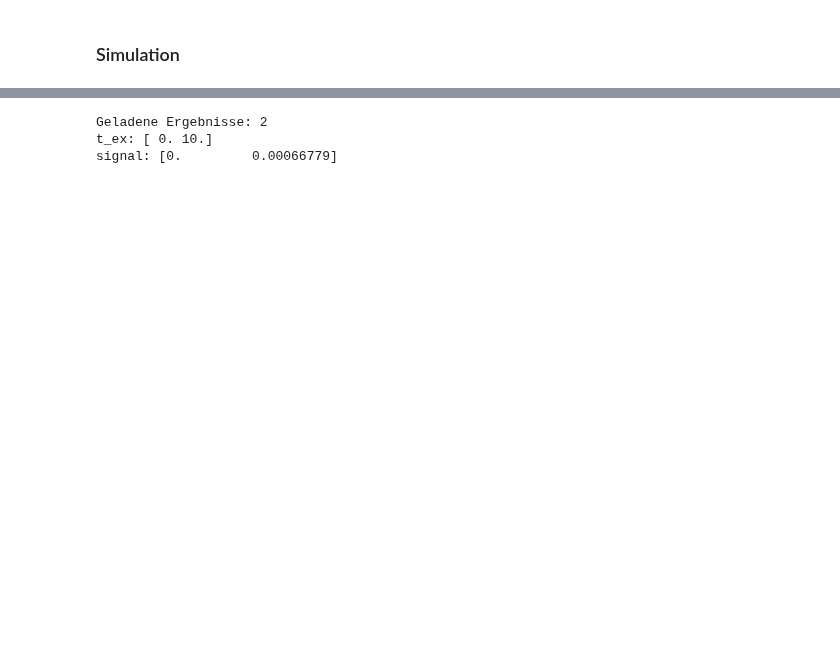
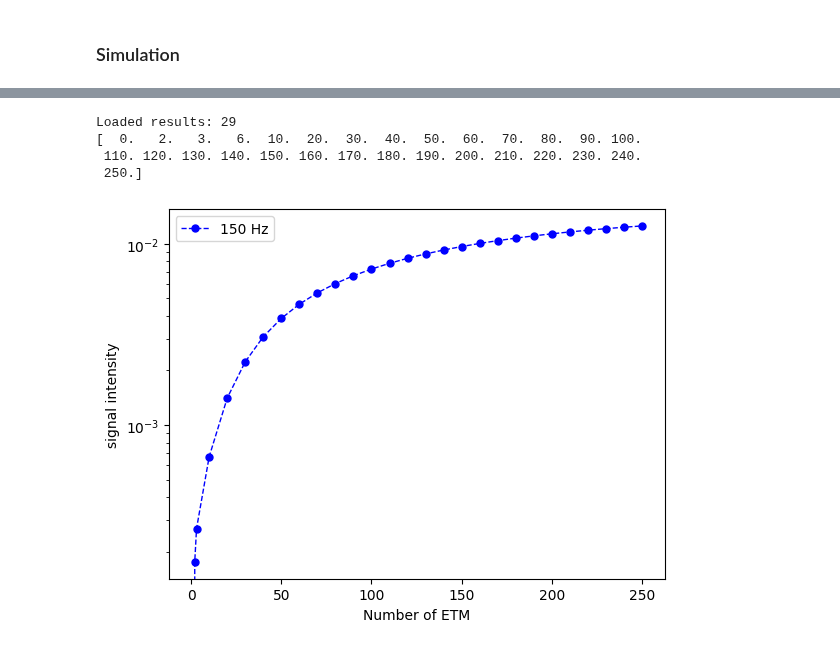
Before and after one commit to dantona02/optim, a Jupyter notebook: ETM_variation.ipynb, the cells around one changed output, grey strips where cells are left out. Drawn from its saved outputs; the diff is of its cells as text; code cells hidden in the pictures; blank space fills up the shorter version.

```diff
--- a/ETM_variation.ipynb
+++ b/ETM_variation.ipynb
@@ -75,26 +84,38 @@ ax.legend()
 # %%
 import numpy as np
 
-# Datei laden
 try:
-    results = np.load("results.npy", allow_pickle=True).tolist()
-    print(f"Geladene Ergebnisse: {len(results)}")
+    results = np.load("results/results.npy", allow_pickle=True).tolist()
+    print(f"Loaded results: {len(results)}")
 except FileNotFoundError:
-    print("Datei 'results.npy' nicht gefunden.")
+    print("File 'results.npy' not found.")
     results = []
 
-# Ergebnisse prüfen
 if results:
-    # Ergebnisse entpacken (t_ex und signal separat extrahieren)
-    t_ex, signal = zip(*results)
-    t_ex = np.array(t_ex)  # In ein NumPy-Array umwandeln
+    n_ETM, signal = zip(*results)
+    n_ETM = np.array(n_ETM)
     signal = np.array(signal)
-
-    print("t_ex:", t_ex)
-    print("signal:", signal)
+    sorted_indices = np.argsort(n_ETM)
+    n_ETM = n_ETM[sorted_indices]
+    signal = signal[sorted_indices]
+    print(n_ETM)
 else:
-    print("Keine Ergebnisse geladen.")
+    print("No results found.")
 # %% [output]
-Geladene Ergebnisse: 2
-t_ex: [ 0. 10.]
-signal: [0.         0.00066779]
+Loaded results: 29
+[  0.   2.   3.   6.  10.  20.  30.  40.  50.  60.  70.  80.  90. 100.
+ 110. 120. 130. 140. 150. 160. 170. 180. 190. 200. 210. 220. 230. 240.
+ 250.]
+# %%
+fig, ax = plt.subplots(dpi=100)
+
+plt.yscale('log')
+mask = n_ETM != 6
+plt.plot(n_ETM[mask], signal[mask], 'o--', c='blue', linewidth=1, markersize=5, label='150 Hz')
+ax.set_ylabel('signal intensity')
+ax.set_xlabel('Number of ETM')
+ax.legend()
+
+plt.savefig("results/signal_plot_etm.png", dpi=300, bbox_inches='tight')
+# %% [output]
+[figure, added]
```
Also changed, not shown: parts of 4 cells of this notebook, 7 other files.
